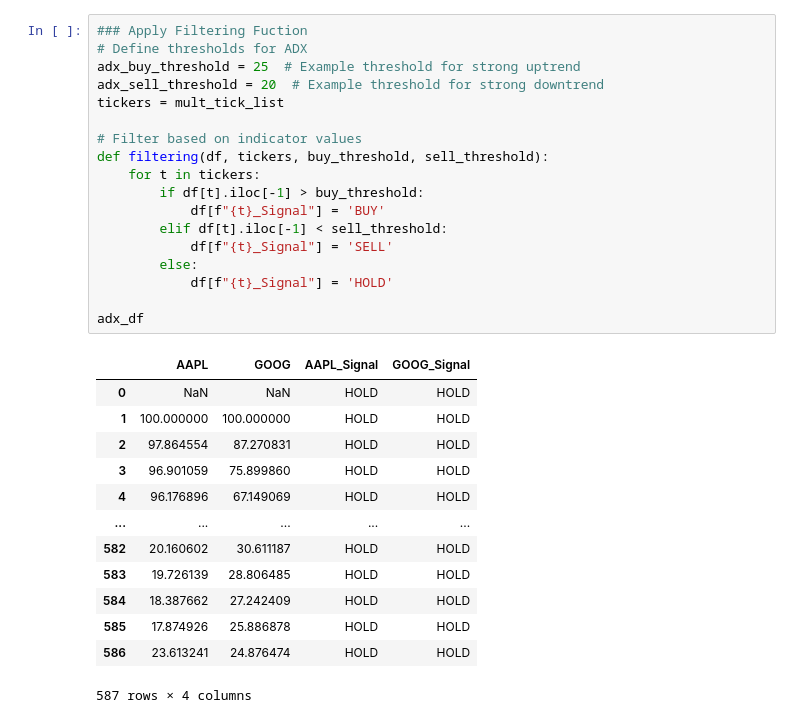
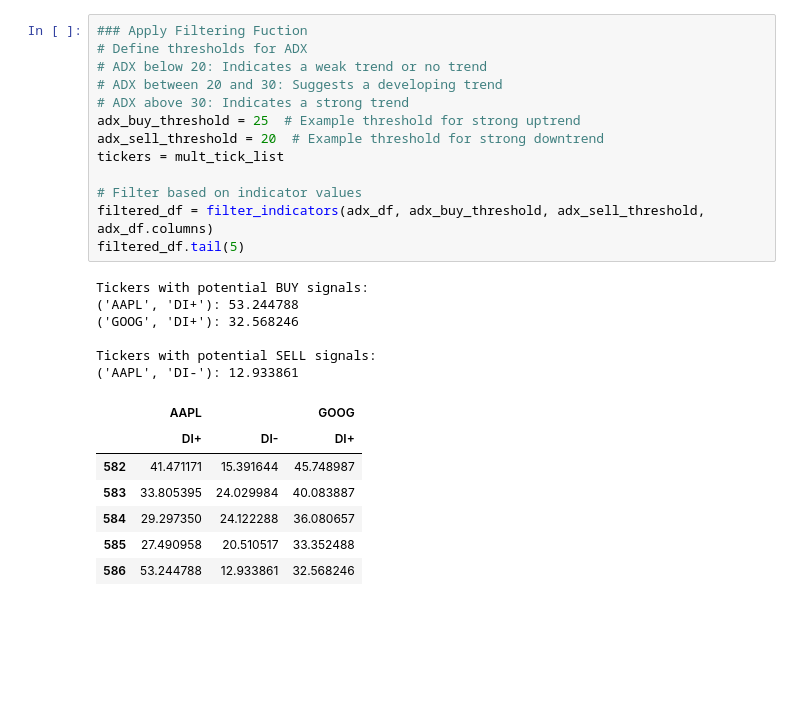
Before and after one commit to mburley127/TradingIndicators, a Jupyter notebook: IndicatorAnalysis/ADX.ipynb, the cells around one changed output. Saved outputs shown, nothing was run; the diff lists cells and outputs as text; blank space fills up the shorter version.

```diff
--- a/IndicatorAnalysis/ADX.ipynb
+++ b/IndicatorAnalysis/ADX.ipynb
@@ -33,32 +35,27 @@ plot
 # %%
 ### Apply Filtering Fuction
 # Define thresholds for ADX
+# ADX below 20: Indicates a weak trend or no trend
+# ADX between 20 and 30: Suggests a developing trend
+# ADX above 30: Indicates a strong trend
 adx_buy_threshold = 25  # Example threshold for strong uptrend
 adx_sell_threshold = 20  # Example threshold for strong downtrend
 tickers = mult_tick_list
 
 # Filter based on indicator values
-def filtering(df, tickers, buy_threshold, sell_threshold):
-    for t in tickers:
-        if df[t].iloc[-1] > buy_threshold:
-            df[f"{t}_Signal"] = 'BUY'
-        elif df[t].iloc[-1] < sell_threshold:
-            df[f"{t}_Signal"] = 'SELL'
-        else:
-            df[f"{t}_Signal"] = 'HOLD'
-
-adx_df
+filtered_df = filter_indicators(adx_df, adx_buy_threshold, adx_sell_threshold, adx_df.columns)
+filtered_df.tail(5)
 # %% [output]
+Tickers with potential BUY signals:
+('AAPL', 'DI+'): 53.244788
+('GOOG', 'DI+'): 32.568246
+
+Tickers with potential SELL signals:
+('AAPL', 'DI-'): 12.933861
-|  | AAPL | GOOG | AAPL_Signal | GOOG_Signal |
-| 0 | NaN | NaN | HOLD | HOLD |
-| 1 | 100.000000 | 100.000000 | HOLD | HOLD |
-| 2 | 97.864554 | 87.270831 | HOLD | HOLD |
-| 3 | 96.901059 | 75.899860 | HOLD | HOLD |
-| 4 | 96.176896 | 67.149069 | HOLD | HOLD |
-| ... | ... | ... | ... | ... |
-| 582 | 20.160602 | 30.611187 | HOLD | HOLD |
-| 583 | 19.726139 | 28.806485 | HOLD | HOLD |
-| 584 | 18.387662 | 27.242409 | HOLD | HOLD |
-| 585 | 17.874926 | 25.886878 | HOLD | HOLD |
-| 586 | 23.613241 | 24.876474 | HOLD | HOLD |
+|  | AAPL |  | GOOG |
+|  | DI+ | DI- | DI+ |
+| 582 | 41.471171 | 15.391644 | 45.748987 |
+| 583 | 33.805395 | 24.029984 | 40.083887 |
+| 584 | 29.297350 | 24.122288 | 36.080657 |
+| 585 | 27.490958 | 20.510517 | 33.352488 |
+| 586 | 53.244788 | 12.933861 | 32.568246 |
-587 rows × 4 columns
```
Also changed, not shown: parts of 3 cells of this notebook, 1 other file.
